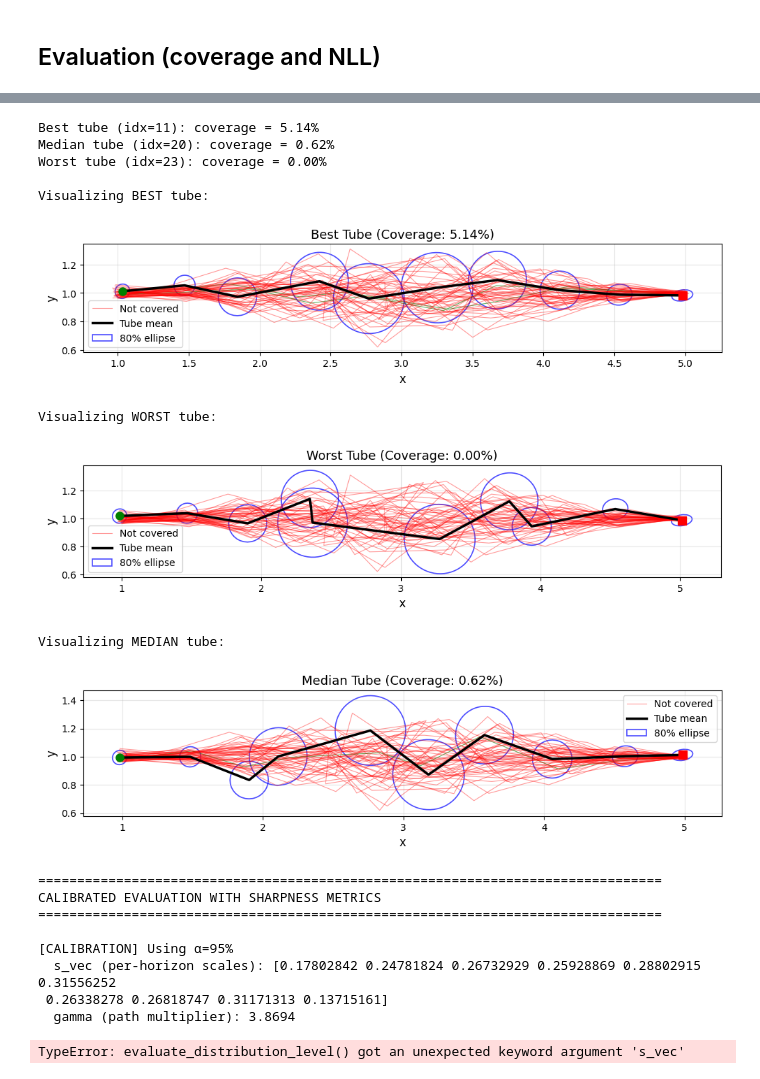
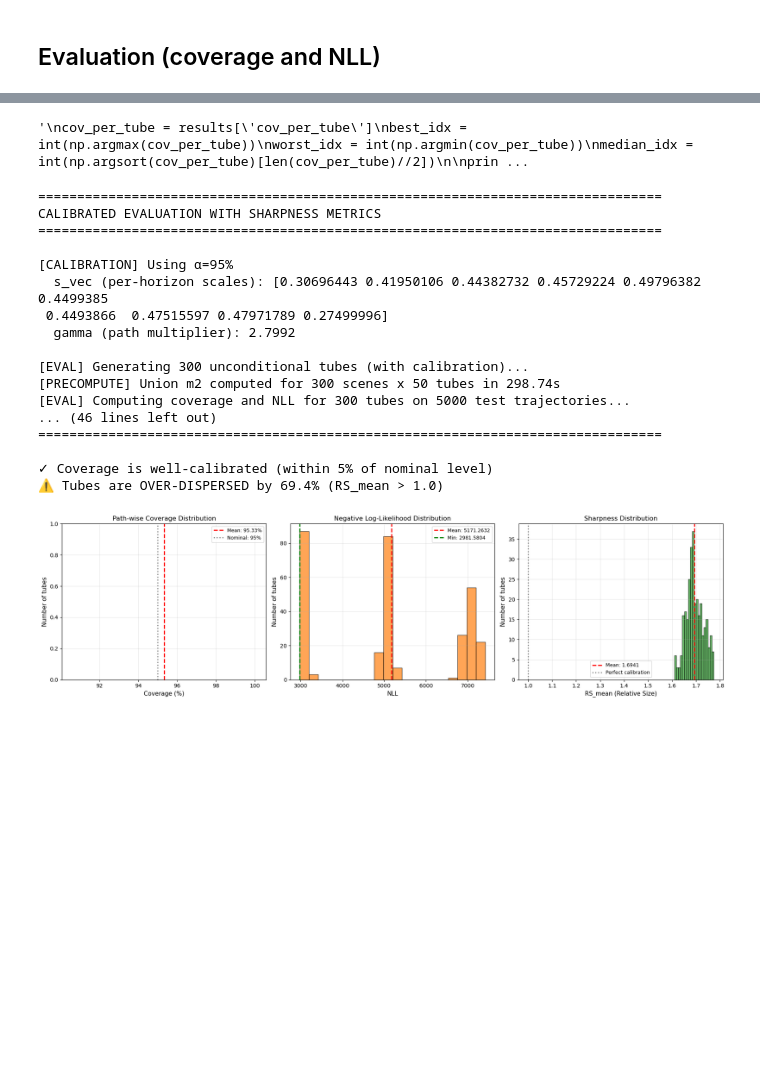
Before and after one commit to jyue487/flow-uncertainty, a Jupyter notebook: FlowUncertainty_v8_zw.ipynb, the cells around one changed output, grey strips where cells are left out. Cells and saved outputs as stored; diff of their text form; code cells hidden in the pictures; blank space fills up the shorter version.

```diff
--- a/FlowUncertainty_v8_zw.ipynb
+++ b/FlowUncertainty_v8_zw.ipynb
@@ -1291,19 +1630,19 @@ plot_scene_union_tubes(head, Yp_eval[idx], Yt_eval[idx], alpha=alp, s_vec=s_vec,
 # ==============================================================================
 
 from evaluation_utils import (
-    evaluate_distribution_level,
     plot_distribution_evaluation,
     plot_tube_with_test_samples
 )
 
 # Configuration
-N_TUBES_EVAL = 50      # Number of unconditional tubes to generate
+N_SCENES_EVAL = 300      # Number of unconditional tubes to generate
 EVAL_ALPHA = 0.8      # Coverage level
 
+'''
 print("="*80)
 print("DISTRIBUTION-LEVEL EVALUATION (Raw Tubes, No Calibration)")
 print("="*80)
-print(f"Generating {N_TUBES_EVAL} unconditional tubes from training data...")
+print(f"Generating {N_SCENES_EVAL} unconditional tubes from training data...")
 print(f"Evaluating on {X_test_flat.shape[0]} test trajectories at α={EVAL_ALPHA:.0%}")
 print()
 
@@ -1313,7 +1652,7 @@ results = evaluate_distribution_level(
     X_train=X_train_flat,
     X_test=X_test_flat,
     T=T,
-    N_tubes=N_TUBES_EVAL,
+    N_SCENES=N_SCENES_EVAL,
     alpha=EVAL_ALPHA,
     whiten=WHITEN,
     W_VEC=W_VEC if WHITEN else None,
@@ -1347,4 +1686,5 @@ elif cov_gap > 0:
 else:
     print(f"✗ Coverage is UNDER-conservative by {100*abs(cov_gap):.1f}% (tubes are too narrow!)")
 print()
+'''
 # %% [output]
@@ -1385,6 +1696,7 @@ NLL (min):             -23.5608
 # Pick a few tubes (best and worst coverage) and visualize with test samples
 
 # Find best and worst tubes
+'''
 cov_per_tube = results['cov_per_tube']
 best_idx = int(np.argmax(cov_per_tube))
 worst_idx = int(np.argmin(cov_per_tube))
@@ -1430,17 +1742,9 @@ plot_tube_with_test_samples(
     ellipse_stride=1,
     title=f"Median Tube (Coverage: {100*cov_per_tube[median_idx]:.2f}%)"
 )
+'''
 # %% [output]
-Best tube (idx=11): coverage = 5.14%
-Median tube (idx=20): coverage = 0.62%
-Worst tube (idx=23): coverage = 0.00%
-
-Visualizing BEST tube:
+'\ncov_per_tube = results[\'cov_per_tube\']\nbest_idx = int(np.argmax(cov_per_tube))\nworst_idx = int(np.argmin(cov_per_tube))\nmedian_idx = int(np.argsort(cov_per_tube)[len(cov_per_tube)//2])\n\nprin ...
-[figure, removed]
-Visualizing WORST tube:
-[figure, removed]
-Visualizing MEDIAN tube:
-[figure, removed]
 # %%
 # ==============================================================================
 # Calibrated Distribution-Level Evaluation with Ground Truth Comparison
@@ -1466,7 +1770,7 @@ results_calibrated = evaluate_distribution_level(
     X_train=X_train_flat,
     X_test=X_test_flat,
     T=T,
-    N_tubes=N_TUBES_EVAL,
+    N_SCENES=N_SCENES_EVAL,
     alpha=CALIB_ALPHA,
     s_vec=s_vec_calib,
     gamma=gamma_calib,
@@ -1485,44 +1789,52 @@ print("\n" + "="*80)
 print("FINAL CALIBRATED METRICS")
 print("="*80)
 print(f"Coverage@{int(100*CALIB_ALPHA)}% (mean):  {100*results_calibrated['cov_mean']:.2f}%  (expected: {100*CALIB_ALPHA:.0f}%)")
-print(f"Coverage@{int(100*CALIB_ALPHA)}% (max):   {100*results_calibrated['cov_max']:.2f}%")
 print(f"NLL (mean):                {results_calibrated['nll_mean']:.4f}")
 print(f"NLL (min):                 {results_calibrated['nll_min']:.4f}")
 print(f"RS_mean (sharpness):       {results_calibrated['rs_mean']:.4f}  (1.0 = perfect)")
 print(f"PTV-ratio (sharpness):     {results_calibrated['ptv_ratio']:.4f}  (1.0 = perfect)")
 print("="*80)
 print()
 
 # Interpretation
 cov_gap = results_calibrated['cov_mean'] - CALIB_ALPHA
 if abs(cov_gap) < 0.05:
     print("✓ Coverage is well-calibrated (within 5% of nominal level)")
 elif cov_gap > 0:
     print(f"⚠ Coverage is OVER-conservative by {100*abs(cov_gap):.1f}% (tubes are too wide)")
 else:
     print(f"✗ Coverage is UNDER-conservative by {100*abs(cov_gap):.1f}% (tubes are too narrow!)")
 
 rs_gap = results_calibrated['rs_mean'] - 1.0
 if abs(rs_gap) < 0.2:
     print(f"✓ Sharpness is well-calibrated (RS_mean ≈ 1.0)")
 elif rs_gap > 0:
     print(f"⚠ Tubes are OVER-DISPERSED by {100*rs_gap:.1f}% (RS_mean > 1.0)")
 else:
     print(f"⚠ Tubes are UNDER-DISPERSED by {100*abs(rs_gap):.1f}% (RS_mean < 1.0)")
 print()
 
 # Visualize calibrated results
 plot_distribution_evaluation(results_calibrated)
 # %% [output]
 ================================================================================
 CALIBRATED EVALUATION WITH SHARPNESS METRICS
 ================================================================================
 
 [CALIBRATION] Using α=95%
-  s_vec (per-horizon scales): [0.17802842 0.24781824 0.26732929 0.25928869 0.28802915 0.31556252
- 0.26338278 0.26818747 0.31171313 0.13715161]
-  gamma (path multiplier): 3.8694
+  s_vec (per-horizon scales): [0.30696443 0.41950106 0.44382732 0.45729224 0.49796382 0.4499385
+ 0.4493866  0.47515597 0.47971789 0.27499996]
+  gamma (path multiplier): 2.7992
+
+[EVAL] Generating 300 unconditional tubes (with calibration)...
+[PRECOMPUTE] Union m2 computed for 300 scenes x 50 tubes in 298.74s
+[EVAL] Computing coverage and NLL for 300 tubes on 5000 test trajectories...
+... (46 lines left out)
+================================================================================
+
+✓ Coverage is well-calibrated (within 5% of nominal level)
+⚠ Tubes are OVER-DISPERSED by 69.4% (RS_mean > 1.0)
-TypeError: evaluate_distribution_level() got an unexpected keyword argument 's_vec'
+[figure, added]
 # %%
 # ==============================================================================
 # Risk-Size Pareto Curve Analysis
```
Also changed, not shown: parts of 13 cells of this notebook, 3 other files.
